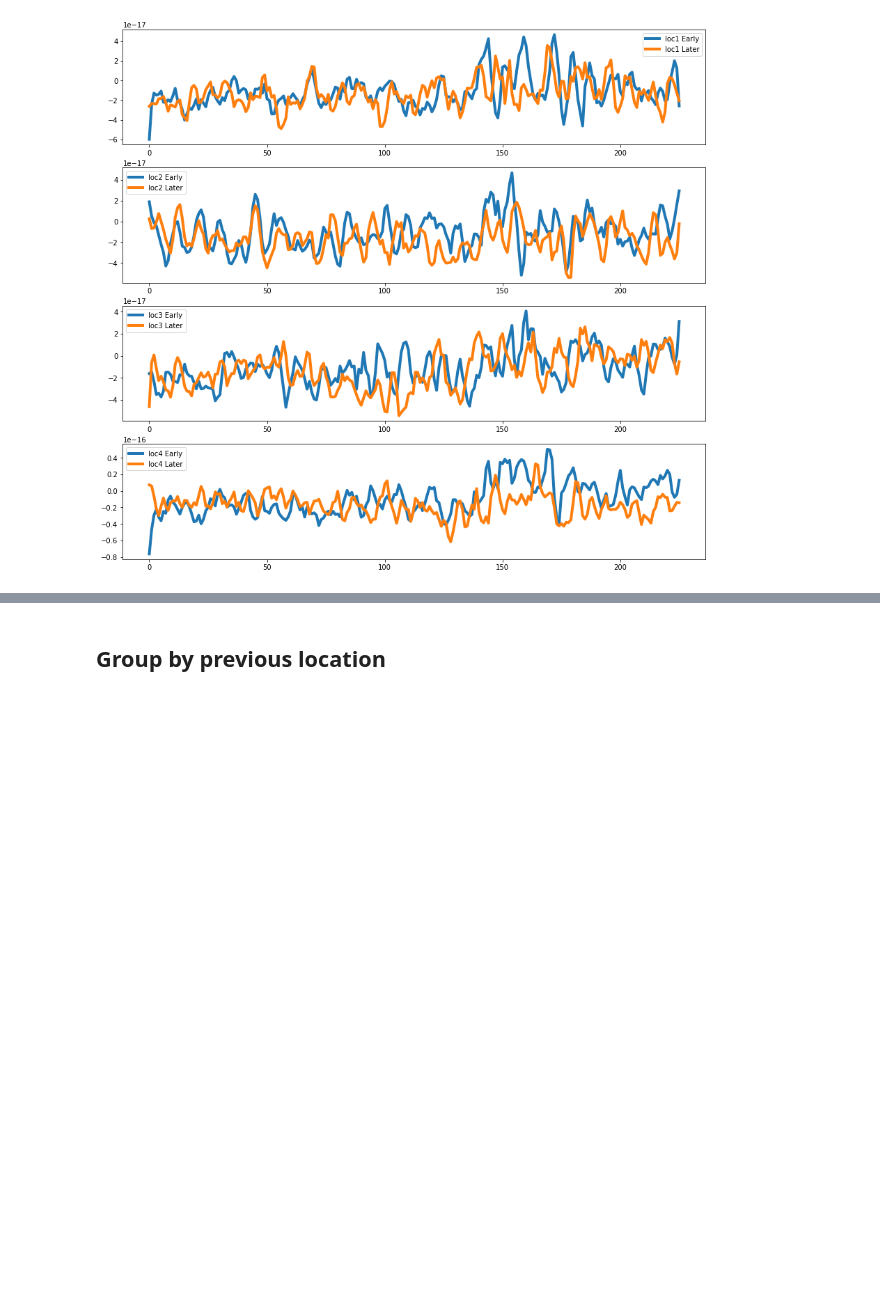
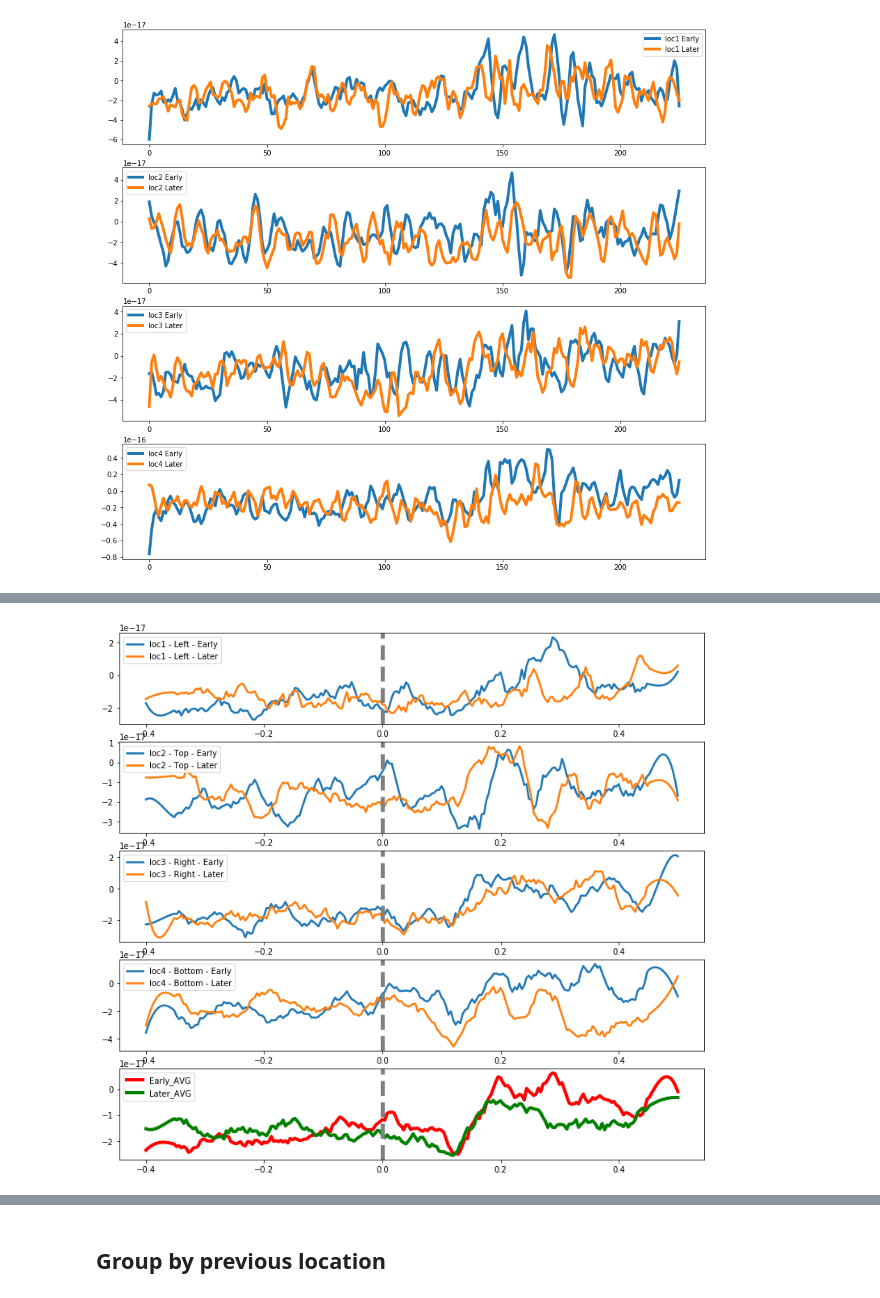
Before and after one commit to MaryZolfaghar/SPLT_EEG, a Jupyter notebook: jupyter/tinkering_readPrepEpochsLoc_myData_messy.ipynb, the cells around one changed output, grey strips where cells are left out. Drawn from its saved outputs; the diff is of its cells as text; code cells hidden in the pictures; blank space fills up the shorter version.

```diff
--- a/jupyter/tinkering_readPrepEpochsLoc_myData_messy.ipynb
+++ b/jupyter/tinkering_readPrepEpochsLoc_myData_messy.ipynb
@@ -595 +660,68 @@ for iloc in range(4):
+# %%
+from scipy.signal import savgol_filter
+
+fig, ax = plt.subplots(5,1,figsize=(13,12))
+
+# window_length : int
+# The length of the filter window (i.e. the number of coefficients). window_length must be a positive odd integer.
+# polyorder : int
+# The order of the polynomial used to fit the samples. polyorder must be less than window_length.
+
+# smooth_level = 11 # 11 * 4 = 45 ms
+# smooth_level = 15 # 15 * 4 = 60 ms
+smooth_level = 25 # 25 * 4 = 100 ms
+# smooth_level = 51 # 51 * 4 = 204 ms
+
+ply_order = 3
+lw1=2.5
+lw2=4
+
+# window_length, polyorder
+
+evk_data = np.mean(avgact_e, axis=1)
+smooth_evk1_e = savgol_filter(evk_data[0,:],window_length=smooth_level, polyorder=ply_order)
+smooth_evk2_e = savgol_filter(evk_data[1,:],window_length=smooth_level, polyorder=ply_order)
+smooth_evk3_e = savgol_filter(evk_data[2,:],window_length=smooth_level, polyorder=ply_order)
+smooth_evk4_e = savgol_filter(evk_data[3,:],window_length=smooth_level, polyorder=ply_order)
+smooth_evkavg_e = savgol_filter(np.mean(evk_data, 0),window_length=smooth_level, polyorder=ply_order)
+
+
+evk_data = np.mean(avgact_l, axis=1)
+smooth_evk1_l = savgol_filter(evk_data[0,:],window_length=smooth_level, polyorder=ply_order)
+smooth_evk2_l = savgol_filter(evk_data[1,:],window_length=smooth_level, polyorder=ply_order)
+smooth_evk3_l = savgol_filter(evk_data[2,:],window_length=smooth_level, polyorder=ply_order)
+smooth_evk4_l = savgol_filter(evk_data[3,:],window_length=smooth_level, polyorder=ply_order)
+smooth_evkavg_l = savgol_filter(np.mean(evk_data, 0),window_length=smooth_level, polyorder=ply_order)
+
+
+
+
+
+ax[0].plot(subset.times, smooth_evk1_e, linewidth=lw1)
+ax[0].plot(subset.times, smooth_evk1_l, linewidth=lw1)
+ax[0].legend(['loc1 - Left - Early', 'loc1 - Left - Later'], loc='upper left')
+
+ax[1].plot(subset.times, smooth_evk2_e, linewidth=lw1)
+ax[1].plot(subset.times, smooth_evk2_l, linewidth=lw1)
+ax[1].legend(['loc2 - Top - Early', 'loc2 - Top - Later'], loc='upper left')
+
+ax[2].plot(subset.times, smooth_evk3_e, linewidth=lw1)
+ax[2].plot(subset.times, smooth_evk3_l, linewidth=lw1)
+ax[2].legend(['loc3 - Right - Early', 'loc3 - Right - Later'], loc='upper left')
+
+ax[3].plot(subset.times, smooth_evk4_e, linewidth=lw1)
+ax[3].plot(subset.times, smooth_evk4_l, linewidth=lw1)
+ax[3].legend(['loc4 - Bottom - Early', 'loc4 - Bottom - Later'], loc='upper left')
+
+
+ax[4].plot(subset.times, smooth_evkavg_e, color='red', linewidth=lw2)
+ax[4].plot(subset.times, smooth_evkavg_l, color='green', linewidth=lw2)
+ax[4].legend(['Early_AVG', 'Later_AVG'], loc='upper left')
+
+
+for ii in range(5):
+    ax[ii].axvline(x=0, color='gray', linewidth=5., linestyle='--')
+plt.show()
+# %% [output]
+[figure, added]
 # %%
```
Also changed, not shown: parts of 14 cells of this notebook, 6 other files.
